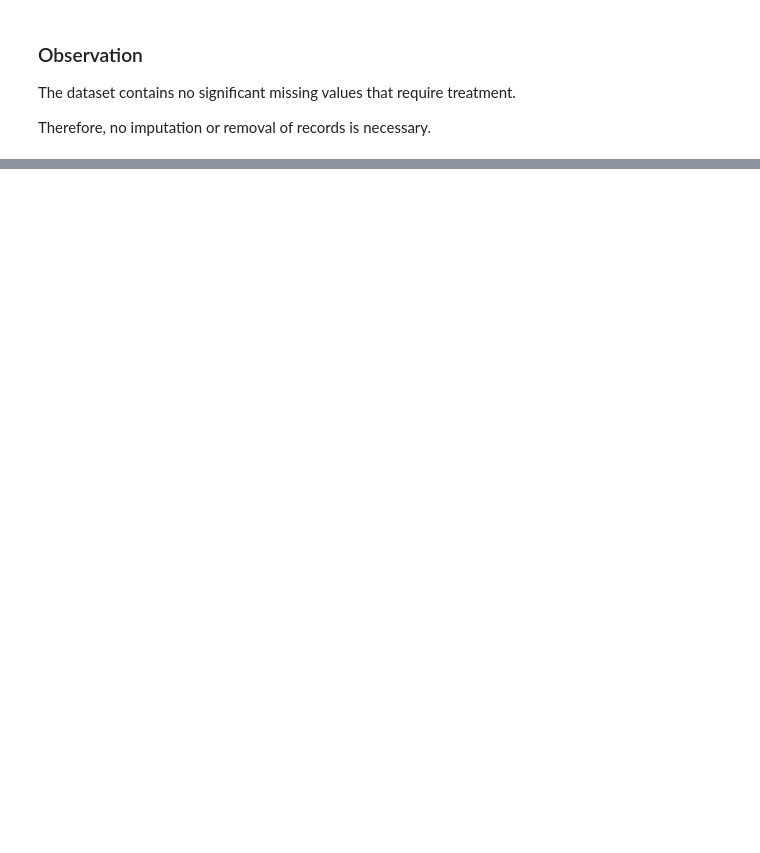
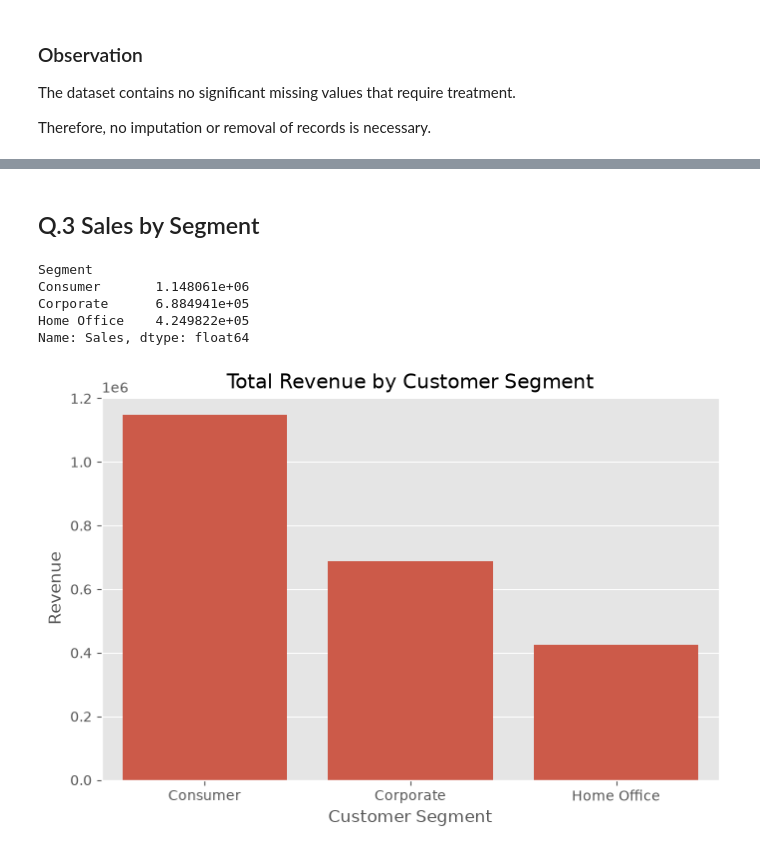
Before and after one commit to opmeenaji81/SalesForecasting_OmprakashMeena, a Jupyter notebook: analysis.ipynb, the cells around one changed output, grey strips where cells are left out. Saved outputs shown, nothing was run; the diff lists cells and outputs as text; code cells hidden in the pictures; blank space fills up the shorter version.

```diff
--- a/analysis.ipynb
+++ b/analysis.ipynb
@@ -245,0 +512,34 @@ Therefore, no imputation or removal of records is necessary.
+# %% [markdown]
+## Q.3 Sales by Segment
+# %%
+segment_sales = (
+    sales_df
+    .groupby("Segment")["Sales"]
+    .sum()
+    .sort_values(ascending=False)
+)
+
+segment_sales
+# %% [output]
+Segment
+Consumer       1.148061e+06
+Corporate      6.884941e+05
+Home Office    4.249822e+05
+Name: Sales, dtype: float64
+# %%
+plt.figure(figsize=(8,5))
+
+sns.barplot(
+    x=segment_sales.index,
+    y=segment_sales.values
+)
+
+plt.title("Total Revenue by Customer Segment")
+
+plt.xlabel("Customer Segment")
+
+plt.ylabel("Revenue")
+
+plt.show()
+# %% [output]
+[figure, added]
```
Also changed, not shown: parts of 25 cells of this notebook.
